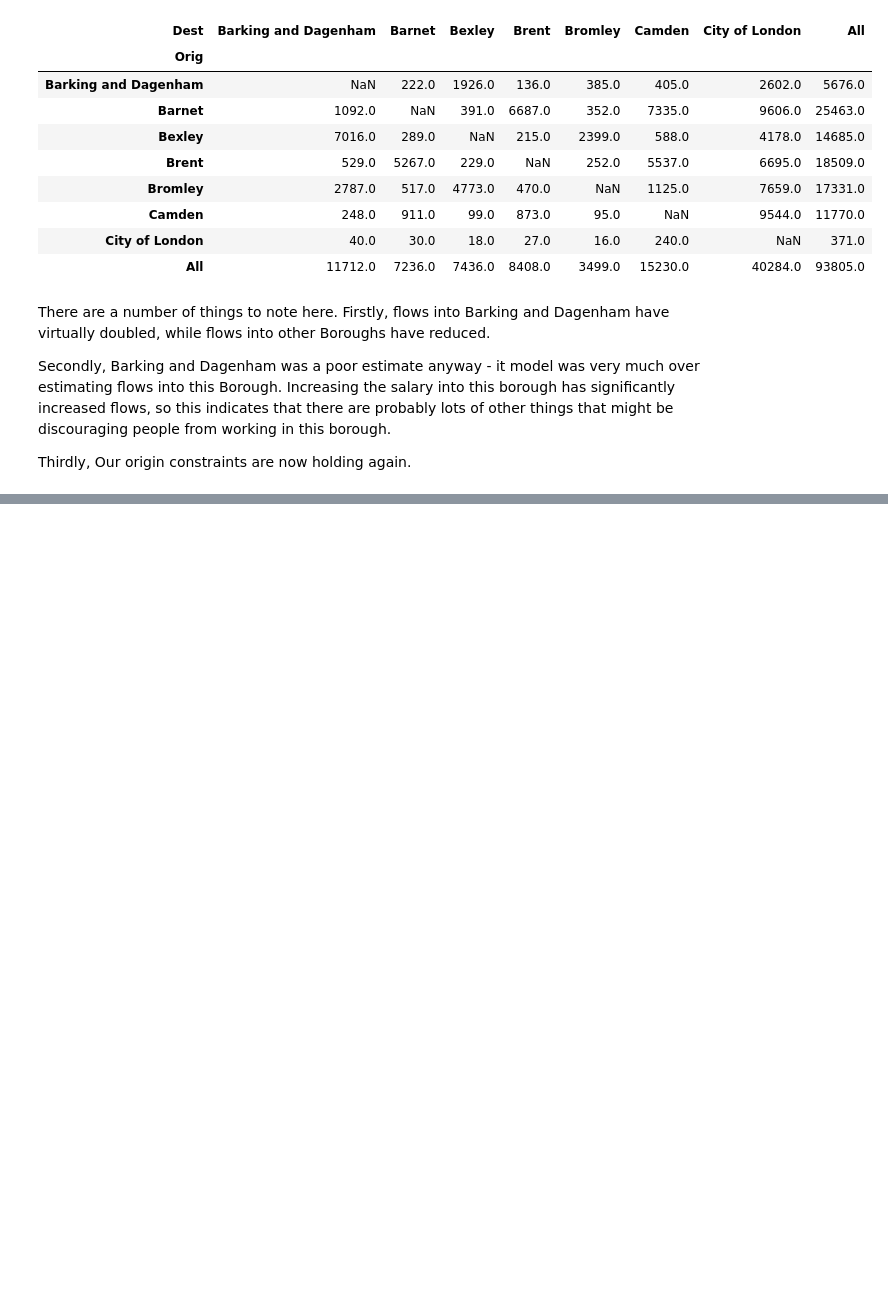
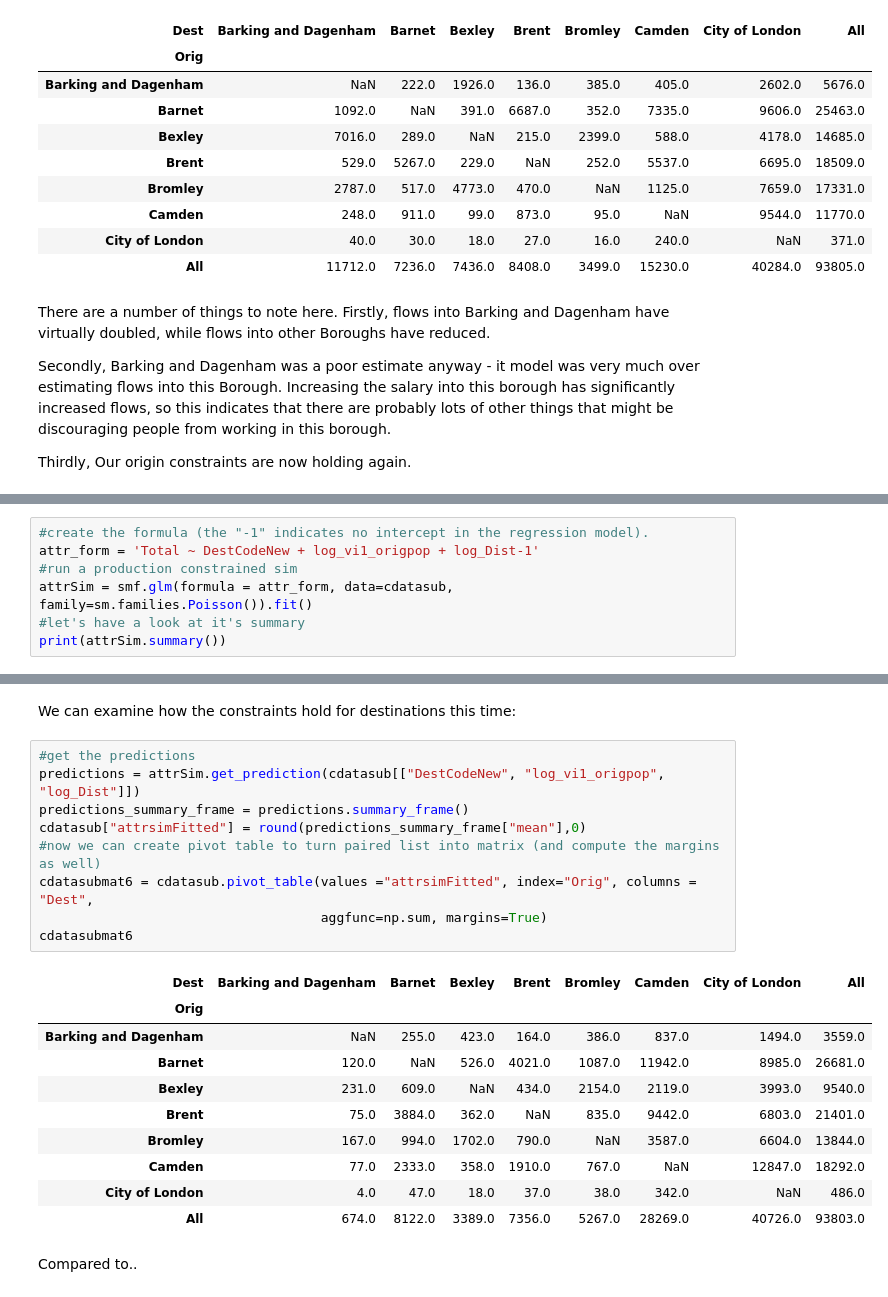
Before and after one commit to PhilipDW183/SIM_urbansim, a Jupyter notebook: Urbsim Prac 2.ipynb, the cells around one changed output, grey strips where cells are left out. Drawn from its saved outputs; the diff is of its cells as text; blank space fills up the shorter version.

```diff
--- a/Urbsim Prac 2.ipynb
+++ b/Urbsim Prac 2.ipynb
@@ -426,0 +453,7 @@ Thirdly, Our origin constraints are now holding again.
+# %%
+#create the formula (the "-1" indicates no intercept in the regression model).
+attr_form = 'Total ~ DestCodeNew + log_vi1_origpop + log_Dist-1'
+#run a production constrained sim
+attrSim = smf.glm(formula = attr_form, data=cdatasub, family=sm.families.Poisson()).fit()
+#let's have a look at it's summary
+print(attrSim.summary())
@@ -426,0 +478,24 @@ Thirdly, Our origin constraints are now holding again.
+# %% [markdown]
+We can examine how the constraints hold for destinations this time:
+# %%
+#get the predictions
+predictions = attrSim.get_prediction(cdatasub[["DestCodeNew", "log_vi1_origpop", "log_Dist"]])
+predictions_summary_frame = predictions.summary_frame()
+cdatasub["attrsimFitted"] = round(predictions_summary_frame["mean"],0)
+#now we can create pivot table to turn paired list into matrix (and compute the margins as well)
+cdatasubmat6 = cdatasub.pivot_table(values ="attrsimFitted", index="Orig", columns = "Dest",
+                                    aggfunc=np.sum, margins=True)
+cdatasubmat6
+# %% [output]
+| Dest | Barking and Dagenham | Barnet | Bexley | Brent | Bromley | Camden | City of London | All |
+| Orig |  |  |  |  |  |  |  |  |
+| Barking and Dagenham | NaN | 255.0 | 423.0 | 164.0 | 386.0 | 837.0 | 1494.0 | 3559.0 |
+| Barnet | 120.0 | NaN | 526.0 | 4021.0 | 1087.0 | 11942.0 | 8985.0 | 26681.0 |
+| Bexley | 231.0 | 609.0 | NaN | 434.0 | 2154.0 | 2119.0 | 3993.0 | 9540.0 |
+| Brent | 75.0 | 3884.0 | 362.0 | NaN | 835.0 | 9442.0 | 6803.0 | 21401.0 |
+| Bromley | 167.0 | 994.0 | 1702.0 | 790.0 | NaN | 3587.0 | 6604.0 | 13844.0 |
+| Camden | 77.0 | 2333.0 | 358.0 | 1910.0 | 767.0 | NaN | 12847.0 | 18292.0 |
+| City of London | 4.0 | 47.0 | 18.0 | 37.0 | 38.0 | 342.0 | NaN | 486.0 |
+| All | 674.0 | 8122.0 | 3389.0 | 7356.0 | 5267.0 | 28269.0 | 40726.0 | 93803.0 |
+# %% [markdown]
+Compared to..
```
Also changed, not shown: parts of 35 cells of this notebook, 1 other file.
